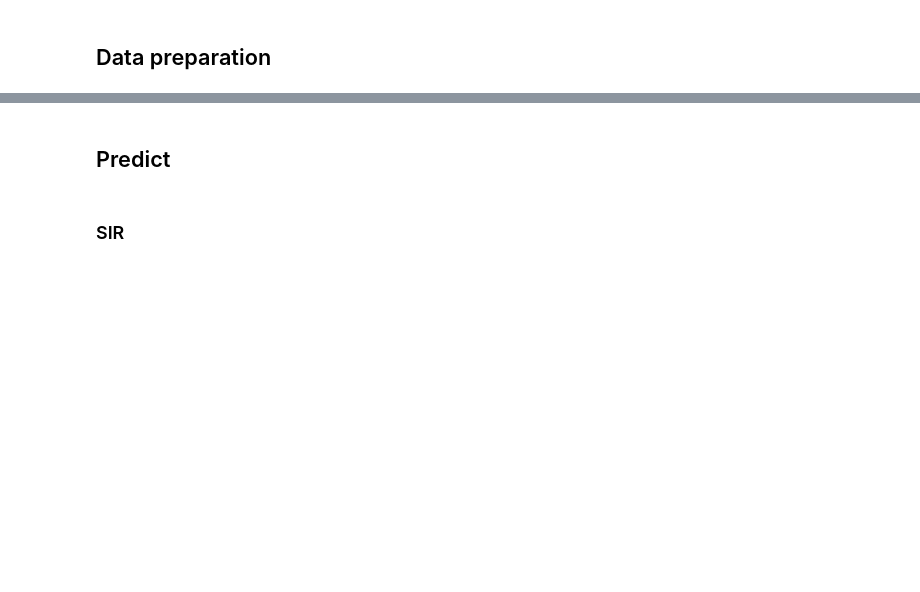
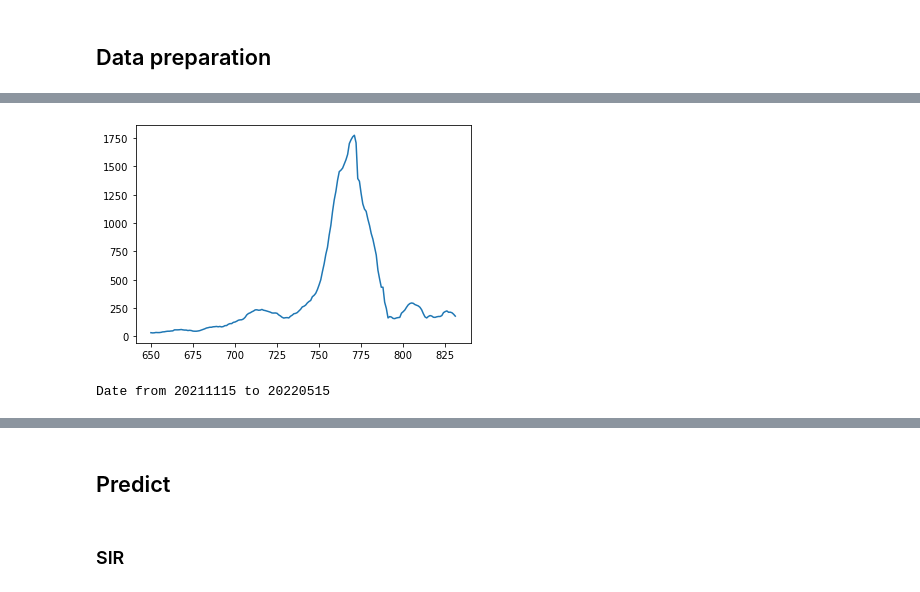
Before and after one commit to ObsisMc/Covid-19-Analysis, a Jupyter notebook: analysis/SIR_analysis/eval.ipynb, the cells around one changed output, grey strips where cells are left out. Drawn from its saved outputs; the diff is of its cells as text; code cells hidden in the pictures; blank space fills up the shorter version.

```diff
--- a/analysis/SIR_analysis/eval.ipynb
+++ b/analysis/SIR_analysis/eval.ipynb
@@ -6,7 +6,8 @@ import matplotlib.pyplot as plt
 # %% [markdown]
 ## Data preparation
 # %%
-path = "../../dataset/data_xyz/provinceData/上海市.json"
-with open(path, "r") as f:
-    json_data = json.load(f)
-json_data
+def readData(path):
+    with open(path, "r") as f:
+        json_data = json.load(f)
+        data = pd.DataFrame(json_data["data"])
+    return data
@@ -47,0 +14,8 @@ df_data
+# %%
+path = "../../dataset/data_xyz/provinceData/上海.json"
+path2 = "../../dataset/data_xyz/provinceData/广东.json"
+path3 = "../../dataset/data_xyz/provinceData/西藏.json"
+
+sh_data = readData(path)
+gd_data = readData(path2)
+xz_data = readData(path3)
@@ -48,7 +38,6 @@ df_data
 # %%
-start_day = 777
-end_day = df_data.shape[0]
-current_confirm = df_data.currentConfirmedCount.iloc[start_day:]
-plt.plot(current_confirm)
-plt.show()
-print("Date from %s to %s" % (df_data.loc[700,"dateId"],df_data.loc[end_day-1,"dateId"]))
+def show_plot(data, end_day, start_day=0):
+    current_confirm = data.currentConfirmedCount.iloc[start_day:]
+    plt.plot(current_confirm)
+    plt.show()
+    print("Date from %s to %s" % (data.loc[start_day, "dateId"], data.loc[end_day - 1, "dateId"]))
@@ -57,0 +50,6 @@ Date from 20220105 to 20220515
+# %%
+gd_start_day, gd_end = 650, gd_data.shape[0]
+show_plot(gd_data, gd_end, gd_start_day)
+# %% [output]
+[figure, added]
+Date from 20211115 to 20220515
```
Also changed, not shown: parts of 26 cells of this notebook, 1 other file.
